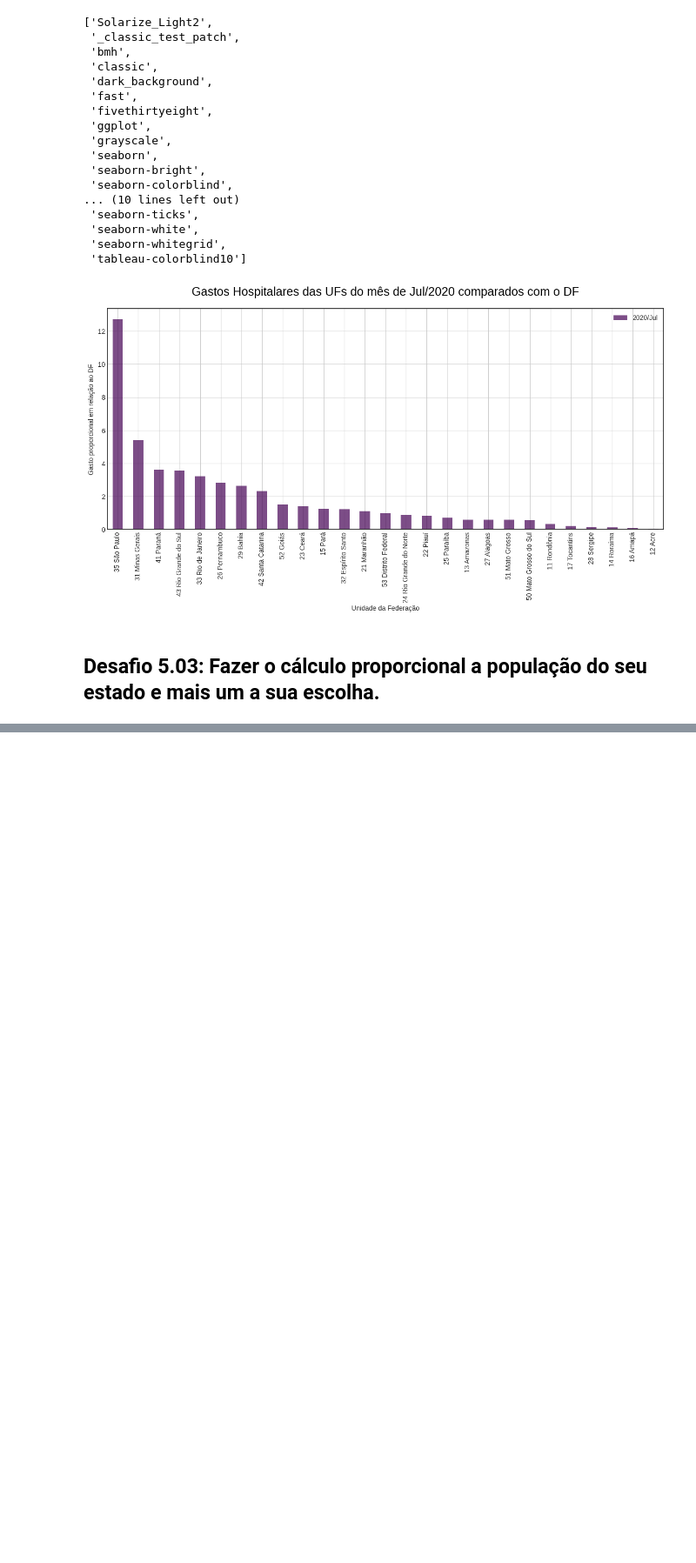
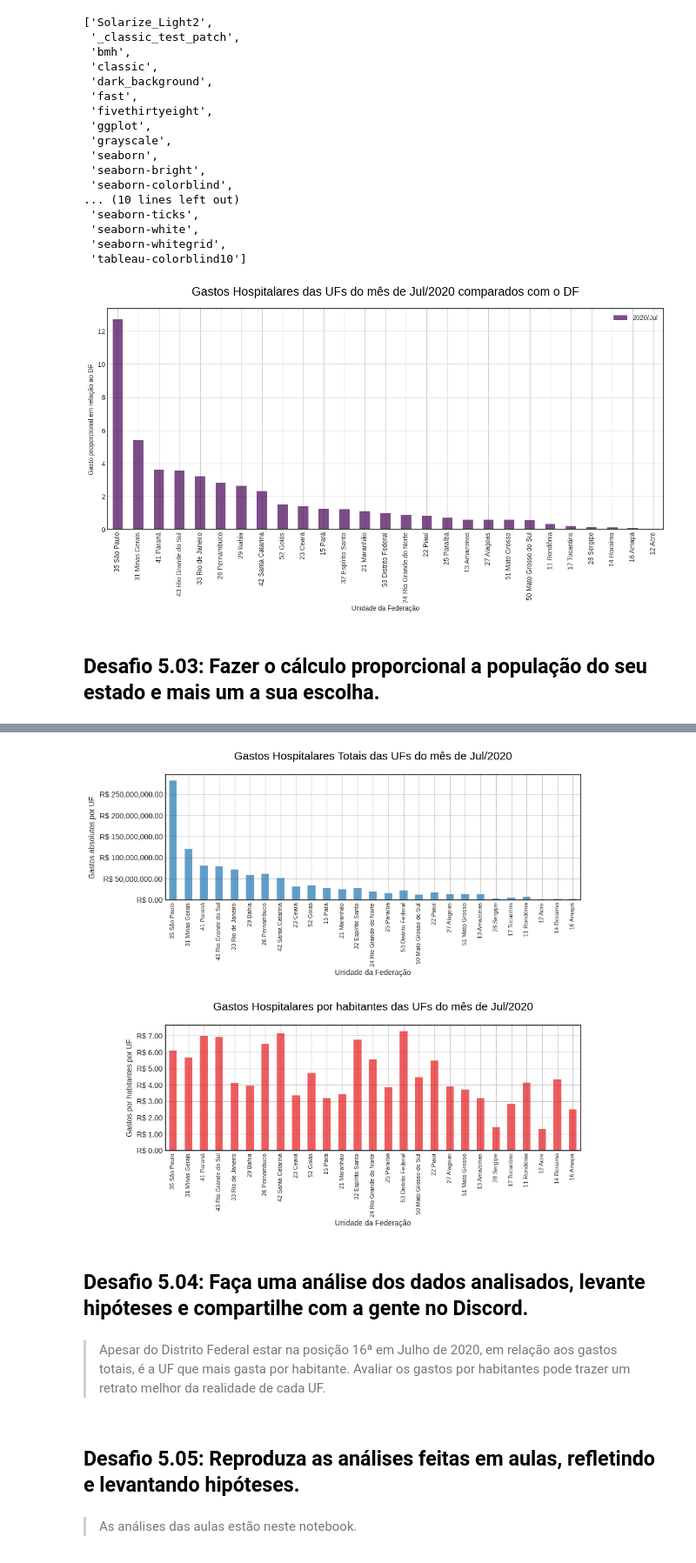
Before and after one commit to avellar1975/DataScience, a Jupyter notebook: jupyter_notebooks/bootcamp_01_aula_01_a_05.ipynb, the cells around one changed output, grey strips where cells are left out. Shown at 87% size. Cells and saved outputs as stored; diff of their text form; code cells hidden in the pictures; blank space fills up the shorter version.

```diff
--- a/jupyter_notebooks/bootcamp_01_aula_01_a_05.ipynb
+++ b/jupyter_notebooks/bootcamp_01_aula_01_a_05.ipynb
@@ -900,0 +902,4 @@ Super Desafio: Escolha outro valor fora o valor aprovado no TABNET e explore est
+# %%
+populacao = populacao_raw[['Unidade da Federação', 'Total']]
+populacao = populacao.rename(columns={'Total': 'habitantes'})
+populacao.head()
@@ -900,0 +913,3 @@ Super Desafio: Escolha outro valor fora o valor aprovado no TABNET e explore est
+# %%
+dados_com_populacao = ordenados_total.merge(populacao, on='Unidade da Federação')
+dados_com_populacao.head()
@@ -900,0 +924,5 @@ Super Desafio: Escolha outro valor fora o valor aprovado no TABNET e explore est
+# %%
+for index, row in dados_com_populacao.iterrows():
+    dados_com_populacao.loc[index,'Gastos por habitante jul/2020'] = row['2020/Jul']/row['habitantes']
+
+dados_com_populacao.head()
@@ -900,0 +937,6 @@ Super Desafio: Escolha outro valor fora o valor aprovado no TABNET e explore est
+# %%
+jul_2020 = dados_com_populacao[['Unidade da Federação', '2020/Jul', 'Gastos por habitante jul/2020']]
+jul_2020 = jul_2020.set_index('Unidade da Federação')
+jul_2020.head()
+# jul_2020_absoluto = dados_com_populacao[['Unidade da Federação', '2020/Jul']]
+# jul_2020_relativo = dados_com_populacao[['Unidade da Federação', 'Gastos por habitante jul/2020']]
@@ -900,0 +951,46 @@ Super Desafio: Escolha outro valor fora o valor aprovado no TABNET e explore est
+# %%
+# style
+plt.style.use('seaborn-white')
+
+# create a color palette
+palette_a = plt.get_cmap('tab10')
+palette_b = plt.get_cmap('Set1')
+
+plt.subplot(211)
+ax1 = jul_2020['2020/Jul'].plot(alpha= .7, kind='bar', figsize=(10,9), colormap=palette_a, grid=True)
+ax1.yaxis.set_major_formatter(ticker.StrMethodFormatter("R$ {x:,.2f}"))
+ax1.set_ylabel('Gastos absolutos por UF')
+ax1.set_title('Gastos Hospitalares Totais das UFs do mês de Jul/2020', fontsize=15, pad=20, color='black')
+plt.xticks(fontsize=8 )
+
+
+plt.subplot(212)
+ax2 = jul_2020['Gastos por habitante jul/2020'].plot(alpha= .7, kind='bar', figsize=(10,9), colormap=palette_b, grid=True)
+ax2.yaxis.set_major_formatter(ticker.StrMethodFormatter("R$ {x:,.2f}"))
+ax2.set_ylabel('Gastos por habitantes por UF')
+ax2.set_title('Gastos Hospitalares por habitantes das UFs do mês de Jul/2020', fontsize=15, pad=20, color='black')
+
+ax2.xaxis
+
+plt.subplots_adjust(left=0.125, bottom=0.1, right=None, top=None, wspace=None, hspace=1.0)
+
+# left  = 0.125  # the left side of the subplots of the figure
+# right = 0.9    # the right side of the subplots of the figure
+# bottom = 0.1   # the bottom of the subplots of the figure
+# top = 0.9      # the top of the subplots of the figure
+# wspace = 0.2   # the amount of width reserved for blank space between subplots
+# hspace = 0.2   # the amount of height reserved for white space between subplots
+
+plt.xticks(rotation=90, fontsize=8 )
+
+plt.show()
+# %% [output]
+[figure, added]
+# %% [markdown]
+## Desafio 5.04: Faça uma análise dos dados analisados, levante hipóteses e compartilhe com a gente no Discord.
+# %% [markdown]
+> Apesar do Distrito Federal estar na posição 16ª em Julho de 2020, em relação aos gastos totais, é a UF que mais gasta por habitante. Avaliar os gastos por habitantes pode trazer um retrato melhor da realidade de cada UF.
+# %% [markdown]
+## Desafio 5.05: Reproduza as análises feitas em aulas, refletindo e levantando hipóteses.
+# %% [markdown]
+> As análises das aulas estão neste notebook.
```
Also changed, not shown: parts of 8 cells of this notebook.
